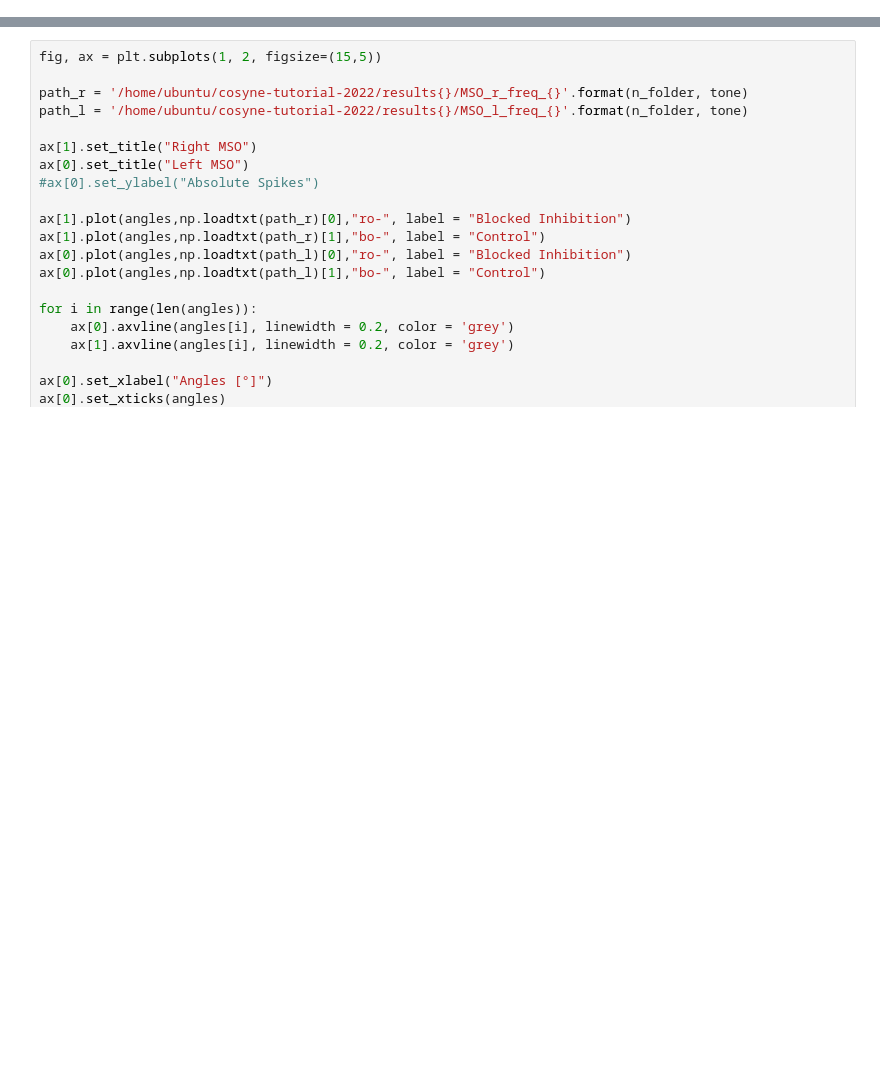
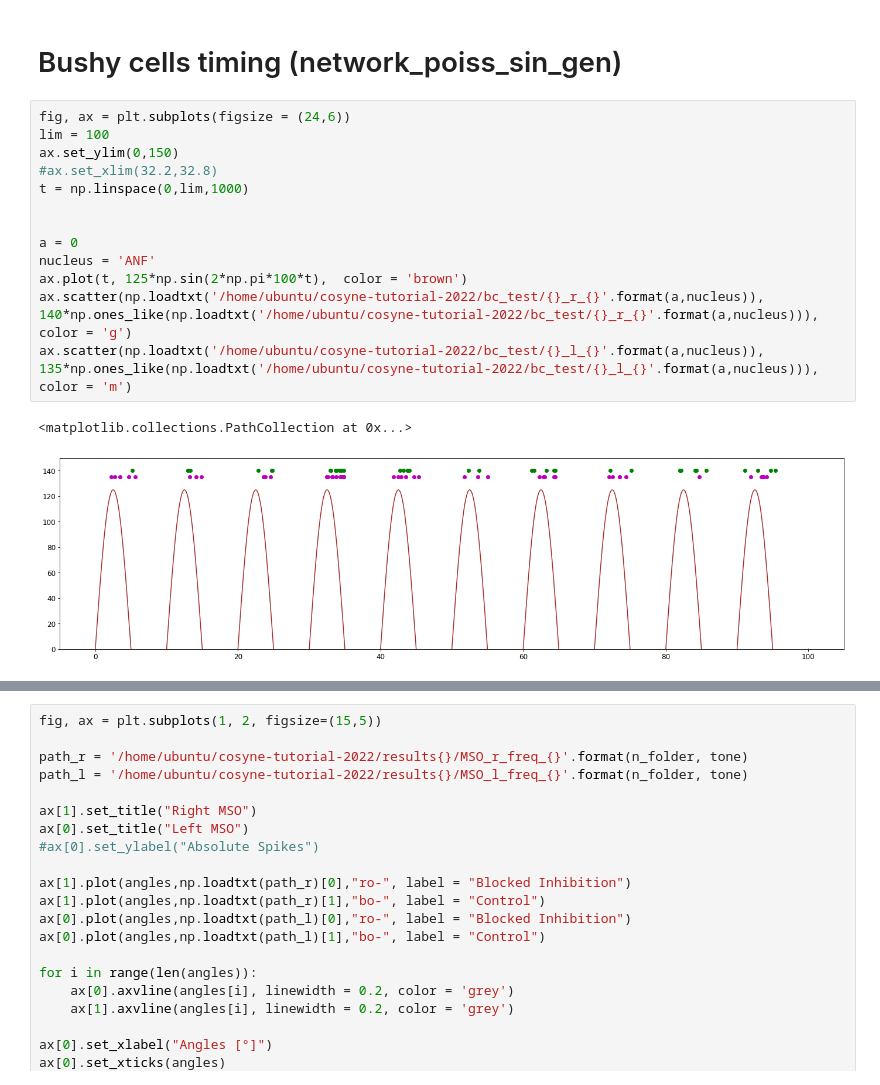
Before and after one commit to francescodesantis/cosyne-tutorial-2022, a Jupyter notebook: codes/new_plots.ipynb, the cells around one changed output, grey strips where cells are left out. Saved outputs shown, nothing was run; the diff lists cells and outputs as text; blank space fills up the shorter version.

```diff
--- a/codes/new_plots.ipynb
+++ b/codes/new_plots.ipynb
@@ -72,0 +113,18 @@ fig.tight_layout()
+# %% [markdown]
+# Bushy cells timing (network_poiss_sin_gen)
+# %%
+fig, ax = plt.subplots(figsize = (24,6))
+lim = 100
+ax.set_ylim(0,150)
+#ax.set_xlim(32.2,32.8)
+t = np.linspace(0,lim,1000)
+
+
+a = 0
+nucleus = 'ANF'
+ax.plot(t, 125*np.sin(2*np.pi*100*t),  color = 'brown')
+ax.scatter(np.loadtxt('/home/ubuntu/cosyne-tutorial-2022/bc_test/{}_r_{}'.format(a,nucleus)), 140*np.ones_like(np.loadtxt('/home/ubuntu/cosyne-tutorial-2022/bc_test/{}_r_{}'.format(a,nucleus))), color = 'g')
+ax.scatter(np.loadtxt('/home/ubuntu/cosyne-tutorial-2022/bc_test/{}_l_{}'.format(a,nucleus)), 135*np.ones_like(np.loadtxt('/home/ubuntu/cosyne-tutorial-2022/bc_test/{}_l_{}'.format(a,nucleus))), color = 'm')
+# %% [output]
+<matplotlib.collections.PathCollection at 0x...>
+[figure, added]
```
Also changed, not shown: parts of 10 cells of this notebook, 54 other files.
